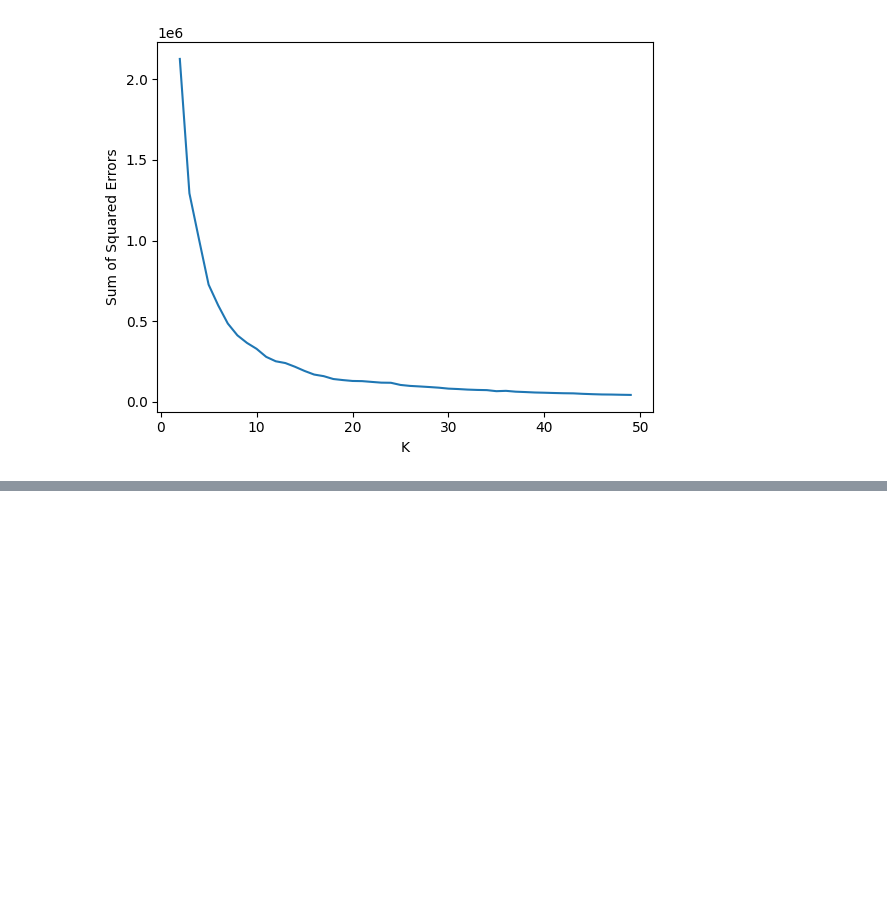
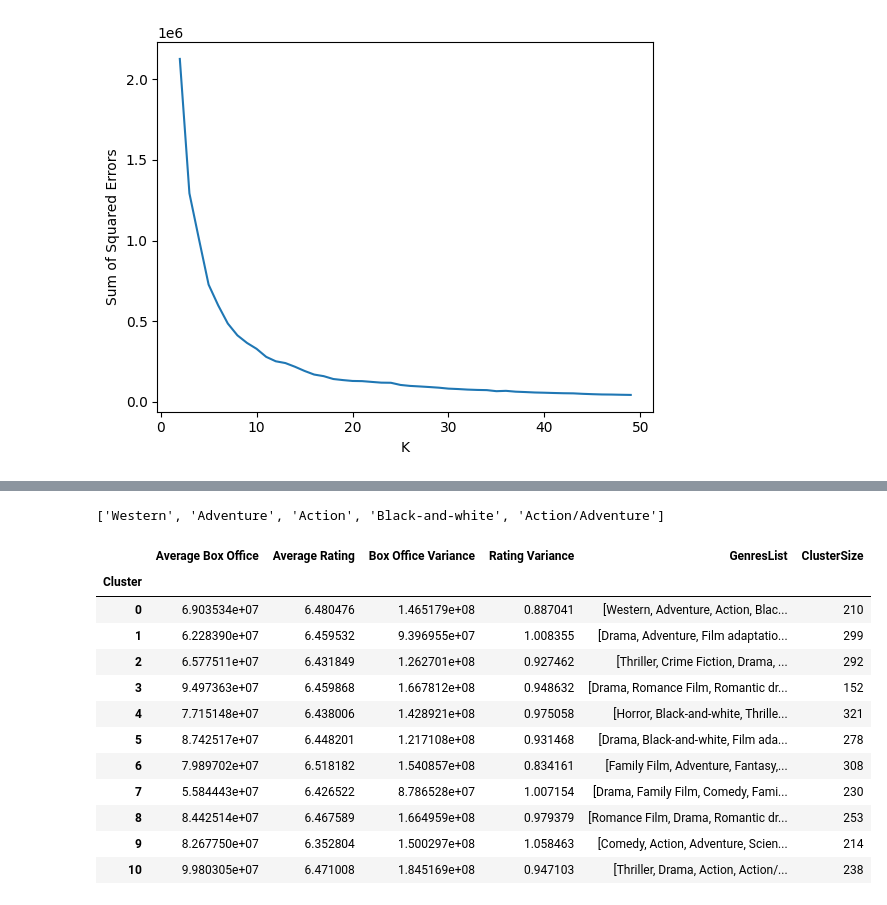
Before and after one commit to epfl-ada/ada-2024-project-padamalgame, a Jupyter notebook: src/clustering.ipynb, the cells around one changed output, grey strips where cells are left out. Drawn from its saved outputs; the diff is of its cells as text; code cells hidden in the pictures; blank space fills up the shorter version.

```diff
--- a/src/clustering.ipynb
+++ b/src/clustering.ipynb
@@ -14,6 +15,8 @@ from clustering import *
 # %%
 adapted_movies_df = pd.read_csv('adapted_movies.csv')
 _, adapted_movies_df = analysis_by_category(adapted_movies_df)
+# %%
+genres = adapted_movies_df.groupby('wikipedia_id')['MovieGenre'].apply(lambda x: list(x)).reset_index(drop=True)
 # %%
 all_movies_df = pd.read_csv('all_movies.csv')
 _, all_movies_df = analysis_by_category(all_movies_df)
@@ -60,0 +55,16 @@ Text(0.5, 1.0, 't-SNE')
+# %%
+labels = KMeans(n_clusters=11, random_state=13).fit_predict(X_reduced_tsne)
+title = 'KMeans Clustering on t-SNE Reduced Data of Adapted Movies'
+
+data = {
+    'Dimension 1': X_reduced_tsne[:, 0],
+    'Dimension 2': X_reduced_tsne[:, 1],
+    'Label': labels,
+    'MovieName': df_transformed_adapted['MovieName'],
+    'Genre': genres
+}
+df = pd.DataFrame(data)
+# %%
+labels = pd.Series(labels, name='Cluster')
+genres = pd.Series(genres, name='Genres')
+df = pd.concat([df_transformed_adapted, labels, genres], axis = 1)
@@ -60,0 +85,20 @@ Text(0.5, 1.0, 't-SNE')
+# %%
+cluster_analysis = analysis_by_cluster(df)
+# %% [output]
+['Western', 'Adventure', 'Action', 'Black-and-white', 'Action/Adventure']
+# %%
+cluster_analysis
+# %% [output]
+|  | Average Box Office | Average Rating | Box Office Variance | Rating Variance | GenresList | ClusterSize |
+| Cluster |  |  |  |  |  |  |
+| 0 | 6.903534e+07 | 6.480476 | 1.465179e+08 | 0.887041 | [Western, Adventure, Action, Blac... | 210 |
+| 1 | 6.228390e+07 | 6.459532 | 9.396955e+07 | 1.008355 | [Drama, Adventure, Film adaptatio... | 299 |
+| 2 | 6.577511e+07 | 6.431849 | 1.262701e+08 | 0.927462 | [Thriller, Crime Fiction, Drama, ... | 292 |
+| 3 | 9.497363e+07 | 6.459868 | 1.667812e+08 | 0.948632 | [Drama, Romance Film, Romantic dr... | 152 |
+| 4 | 7.715148e+07 | 6.438006 | 1.428921e+08 | 0.975058 | [Horror, Black-and-white, Thrille... | 321 |
+| 5 | 8.742517e+07 | 6.448201 | 1.217108e+08 | 0.931468 | [Drama, Black-and-white, Film ada... | 278 |
+| 6 | 7.989702e+07 | 6.518182 | 1.540857e+08 | 0.834161 | [Family Film, Adventure, Fantasy,... | 308 |
+| 7 | 5.584443e+07 | 6.426522 | 8.786528e+07 | 1.007154 | [Drama, Family Film, Comedy, Fami... | 230 |
+| 8 | 8.442514e+07 | 6.467589 | 1.664959e+08 | 0.979379 | [Romance Film, Drama, Romantic dr... | 253 |
+| 9 | 8.267750e+07 | 6.352804 | 1.500297e+08 | 1.058463 | [Comedy, Action, Adventure, Scien... | 214 |
+| 10 | 9.980305e+07 | 6.471008 | 1.845169e+08 | 0.947103 | [Thriller, Drama, Action, Action/... | 238 |
```
Also changed, not shown: parts of 5 cells of this notebook, 6 other files.
